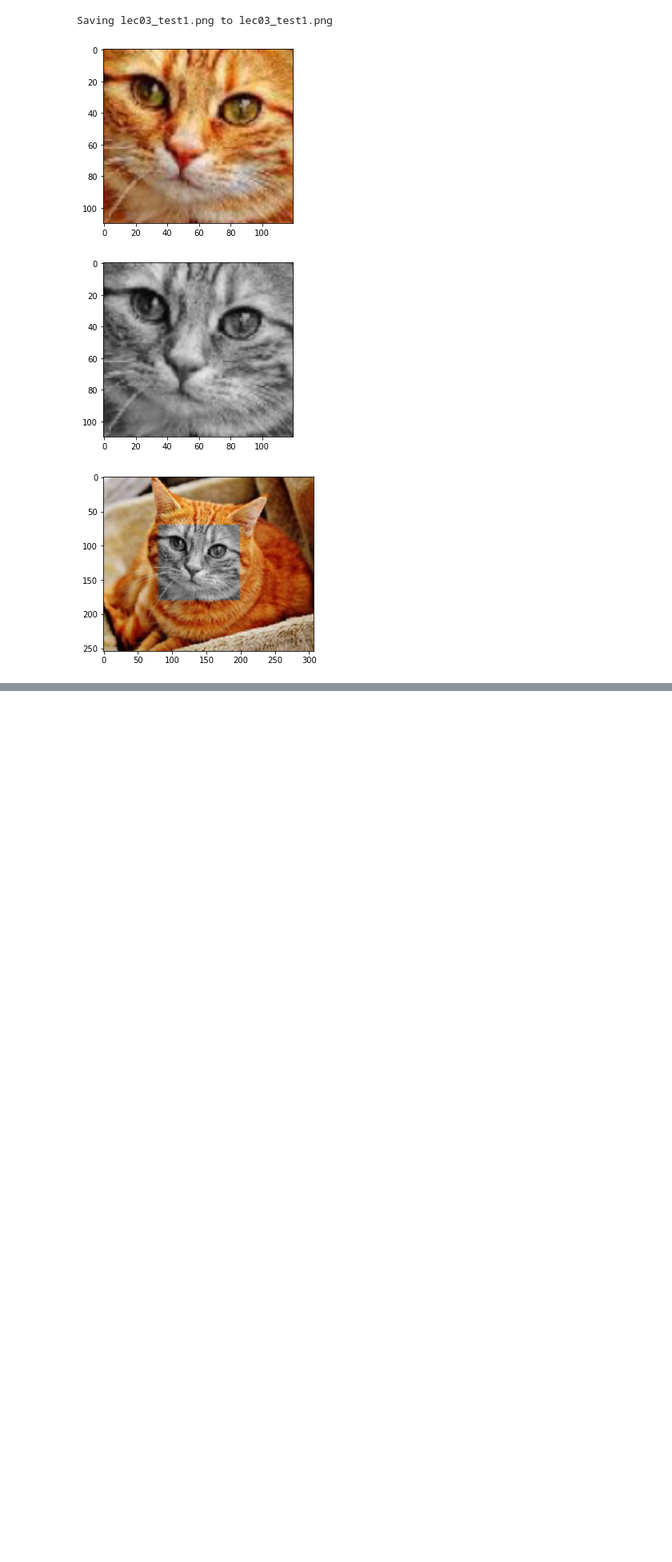
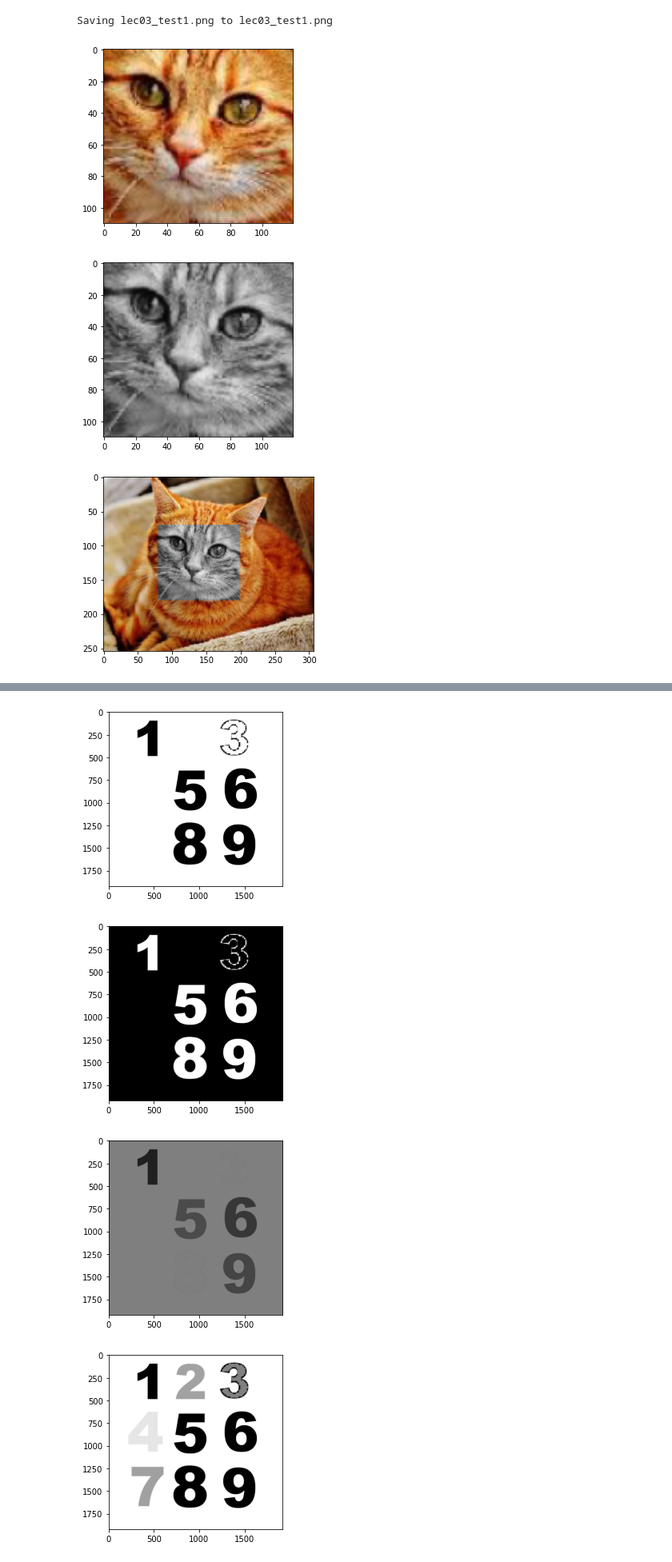
Before and after one commit to SHsix/Embedded_System, a Jupyter notebook: Python_기초/lec03.ipynb, the cells around one changed output, grey strips where cells are left out. Shown at 80% size. Cells and saved outputs as stored; diff of their text form; code cells hidden in the pictures; blank space fills up the shorter version.

```diff
--- a/Python_기초/lec03.ipynb
+++ b/Python_기초/lec03.ipynb
@@ -101,0 +125,24 @@ plt.show()
+# %%
+img_3 = cv2.imread('lec03_test2.jpg')
+img_3 = cv2.cvtColor(img_3, cv2.COLOR_BGR2GRAY)
+
+images = []
+ret, thres1 = cv2.threshold(img_3, 127, 255, cv2.THRESH_BINARY)
+ret, thres2 = cv2.threshold(img_3, 127, 255, cv2.THRESH_BINARY_INV)
+ret, thres3 = cv2.threshold(img_3, 127, 255, cv2.THRESH_TRUNC)
+ret, thres4 = cv2.threshold(img_3, 127, 255, cv2.THRESH_TOZERO)
+ret, thres5 = cv2.threshold(img_3, 127, 255, cv2.THRESH_TOZERO_INV)
+images.append(thres1)
+images.append(thres2)
+images.append(thres3)
+images.append(thres4)
+images.append(thres5)
+
+for i in images:
+  plt.imshow(cv2.cvtColor(i, cv2.COLOR_GRAY2RGB))
+  plt.show()
+# %% [output]
+[figure, added]
+[figure, added]
+[figure, added]
+[figure, added]
```
Also changed, not shown: parts of 11 cells of this notebook.
